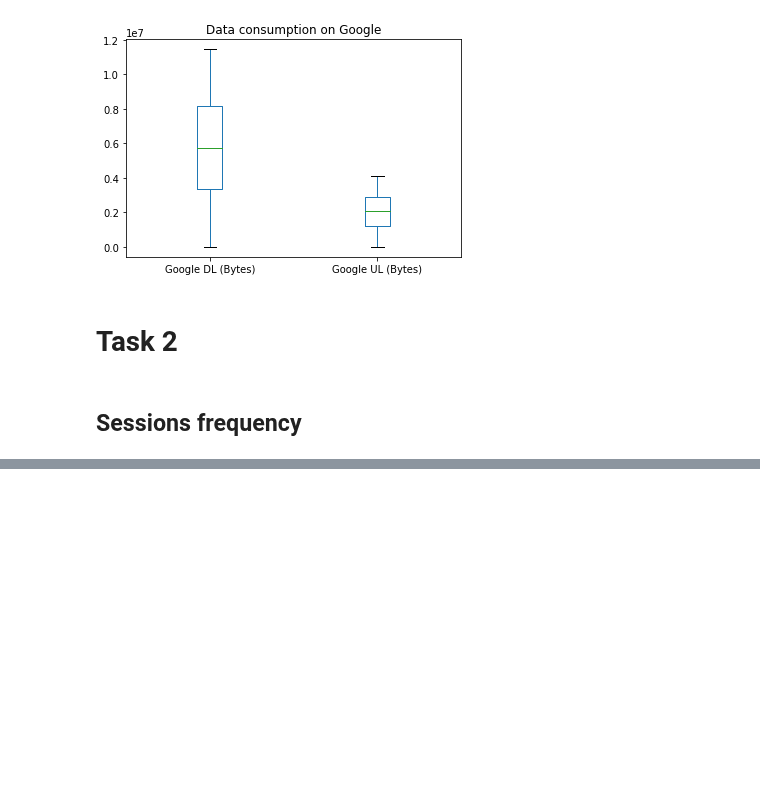
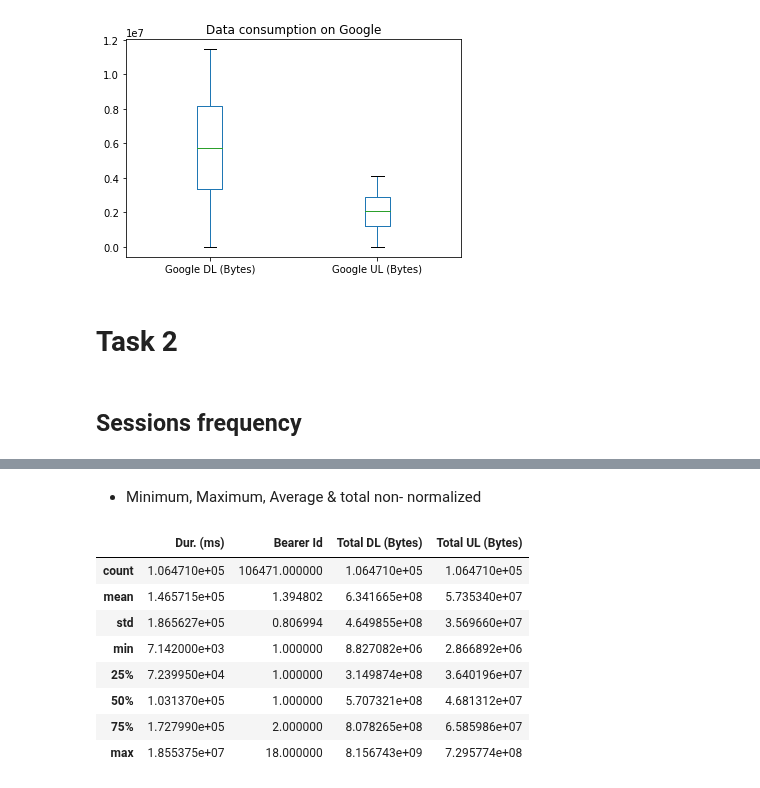
Before and after one commit to comsavvy/Data-analysis-for-business, a Jupyter notebook: Data analysis1.ipynb, the cells around one changed output, grey strips where cells are left out. Saved outputs shown, nothing was run; the diff lists cells and outputs as text; code cells hidden in the pictures; blank space fills up the shorter version.

```diff
--- a/Data analysis1.ipynb
+++ b/Data analysis1.ipynb
@@ -467,3 +469,5 @@ Text(0.5, 1.0, 'Data consumption on Google')
 # Task 2
 # %% [markdown]
 ## Sessions frequency
+# %%
+session= data.groupby("MSISDN/Number")
@@ -469,0 +527,19 @@ Text(0.5, 1.0, 'Data consumption on Google')
+# %% [markdown]
+* Minimum, Maximum, Average & total non- normalized
+# %%
+session.agg({
+    'Dur. (ms)': 'sum',
+    'Bearer Id': 'count',
+    'Total DL (Bytes)': 'sum',
+    'Total UL (Bytes)': 'sum'
+}).describe()
+# %% [output]
+|  | Dur. (ms) | Bearer Id | Total DL (Bytes) | Total UL (Bytes) |
+| count | 1.064710e+05 | 106471.000000 | 1.064710e+05 | 1.064710e+05 |
+| mean | 1.465715e+05 | 1.394802 | 6.341665e+08 | 5.735340e+07 |
+| std | 1.865627e+05 | 0.806994 | 4.649855e+08 | 3.569660e+07 |
+| min | 7.142000e+03 | 1.000000 | 8.827082e+06 | 2.866892e+06 |
+| 25% | 7.239950e+04 | 1.000000 | 3.149874e+08 | 3.640196e+07 |
+| 50% | 1.031370e+05 | 1.000000 | 5.707321e+08 | 4.681312e+07 |
+| 75% | 1.727990e+05 | 2.000000 | 8.078265e+08 | 6.585986e+07 |
+| max | 1.855375e+07 | 18.000000 | 8.156743e+09 | 7.295774e+08 |
```
Also changed, not shown: parts of 9 cells of this notebook.
